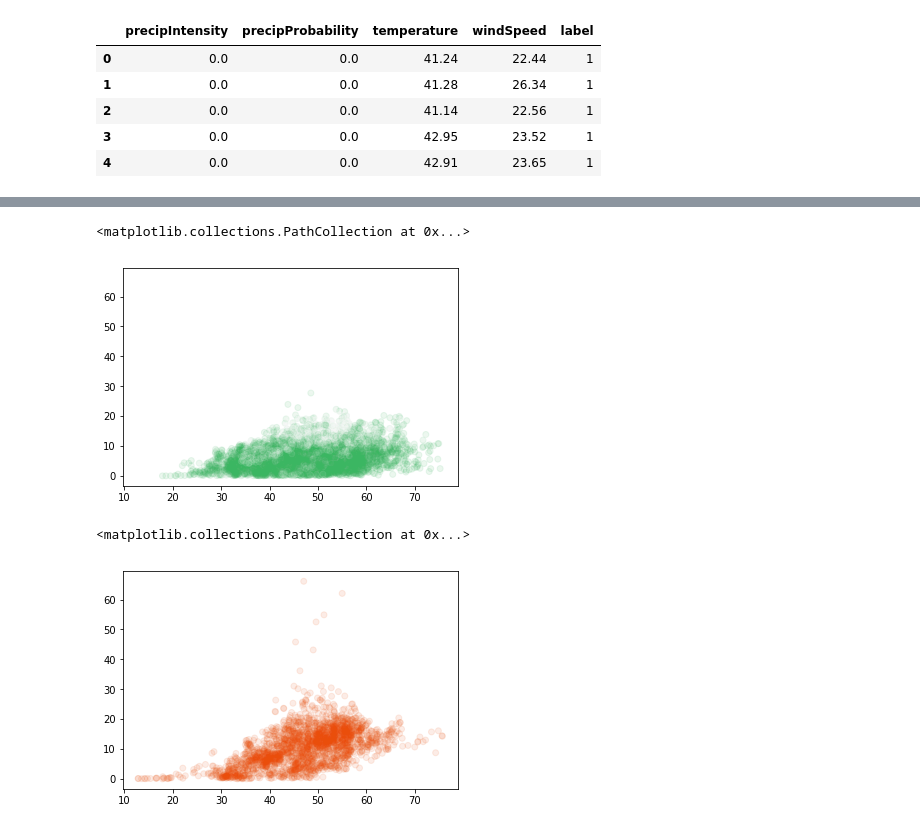
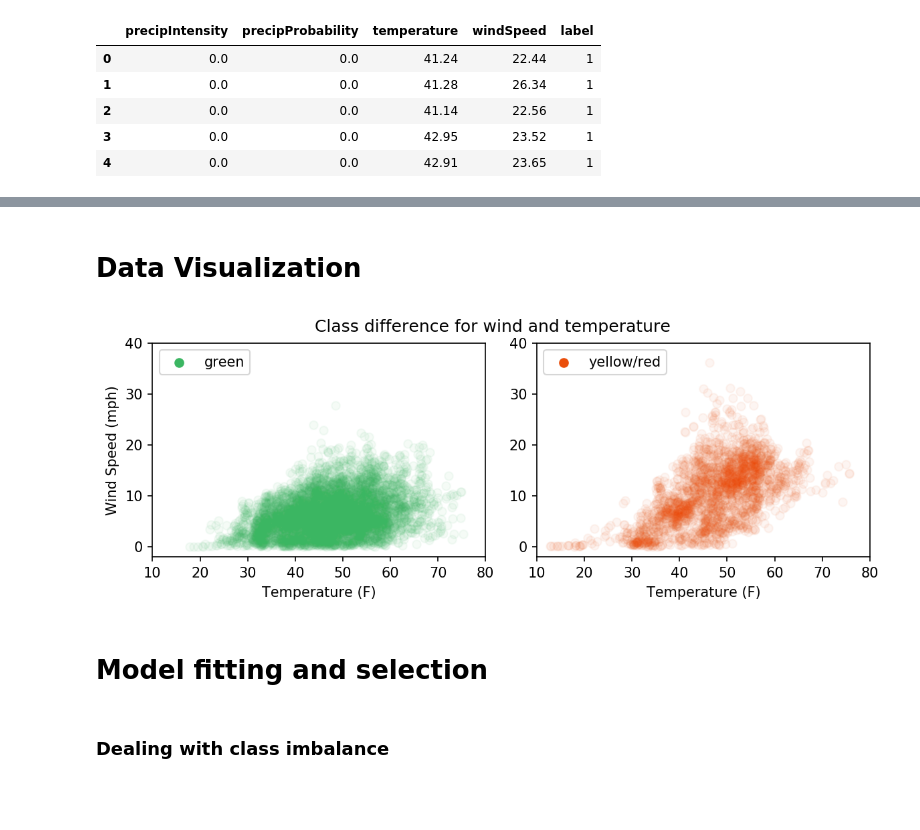
Before and after one commit to tyler-martin-12/rowing_flag_predictor, a Jupyter notebook: data/data_cleaning.ipynb, the cells around one changed output, grey strips where cells are left out. Saved outputs shown, nothing was run; the diff lists cells and outputs as text; code cells hidden in the pictures; blank space fills up the shorter version.

```diff
--- a/data/data_cleaning.ipynb
+++ b/data/data_cleaning.ipynb
@@ -117,22 +115,0 @@ import matplotlib.pyplot as plt
-# %%
-x = df['temperature']
-y = df['windSpeed']
-
-color_list = ['#ea4e0b' if l==1 else 'white' for l in df['label']]
-color_list = ['white' if l==1 else '#3bb662' for l in df['label']]
-
-plt.scatter(x,y,alpha=.1, c=color_list)
-# %% [output]
-<matplotlib.collections.PathCollection at 0x...>
-[figure, removed]
-# %%
-x = df.where(df['label']==1)['temperature']
-y = df.where(df['label']==1)['windSpeed']
-
-color_list = ['#ea4e0b' if l==1 else 'white' for l in df['label']]
-#color_list = ['white' if l==1 else '#3bb662' for l in df['label']]
-
-plt.scatter(x,y,alpha=.1, c=color_list)
-# %% [output]
-<matplotlib.collections.PathCollection at 0x...>
-[figure, removed]
@@ -144,2 +119,50 @@ from sklearn import svm
+# %% [markdown]
+# Data Visualization
+# %%
+fig, ax = plt.subplots(1, 2, figsize=(8, 3), dpi=150)
+
+green, red = '#3bb662','#ea4e0b'
+
+x = df.where(df['label']==0)['temperature']
+y = df.where(df['label']==0)['windSpeed']
+
+ax[0].scatter(x,y,alpha=.05, c=green, label = 'green')
+ylim = ax[0].set_ylim([-2,40])
+xlim = ax[0].set_xlim([10,80])
+
+ylabel = ax[0].set_ylabel('Wind Speed (mph)')
+xlabel = ax[0].set_xlabel('Temperature (F)')
+legend = ax[0].legend(loc=2)
+
+for lh in legend.legendHandles:
+    lh.set_alpha(1)
+
+x = df.where(df['label']==1)['temperature']
+y = df.where(df['label']==1)['windSpeed']
+
+ax[1].scatter(x,y,alpha=.05, c=red, label = 'yellow/red')
+#ax.legend()
+
+#title = ax[0].set_title(name,fontsize=10)
+ylim = ax[1].set_ylim([-2,40])
+xlim = ax[1].set_xlim([10,80])
+#ylabel = ax[0].set_ylabel('Wind Speed (mph)')
+xlabel = ax[1].set_xlabel('Temperature (F)')
+legend = ax[1].legend(loc=2)
+
+for lh in legend.legendHandles:
+    lh.set_alpha(1)
+
+title = fig.suptitle('Class difference for wind and temperature', fontsize=12)
+plt.tight_layout()
+
+top = 0.9
+plt.subplots_adjust(left=None, bottom=None, right=None, top=top, wspace=None, hspace=None)
+
+plt.savefig('figs/data_viz.png',dpi=300,pad_inches=0)
+# %% [output]
+[figure, added]
+# %% [markdown]
+# Model fitting and selection
 # %%
 # make train/test
@@ -147,3 +169,5 @@ from sklearn import svm
 x = df.drop('label',axis=1)
 y = df['label']
 x_train, x_test, y_train, y_test = train_test_split(x, y, test_size=.33) #, random_state=2)
+# %% [markdown]
+### Dealing with class imbalance
```
Also changed, not shown: parts of 45 cells of this notebook, 6 other files.
